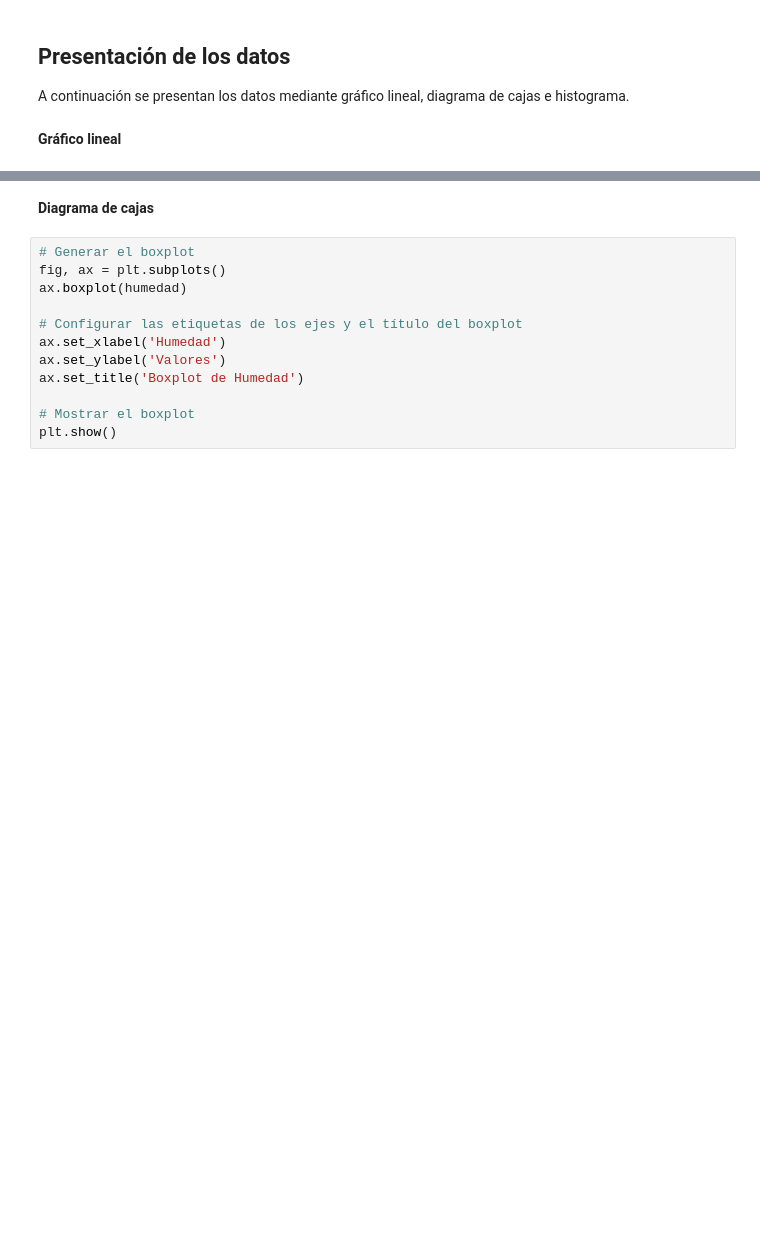
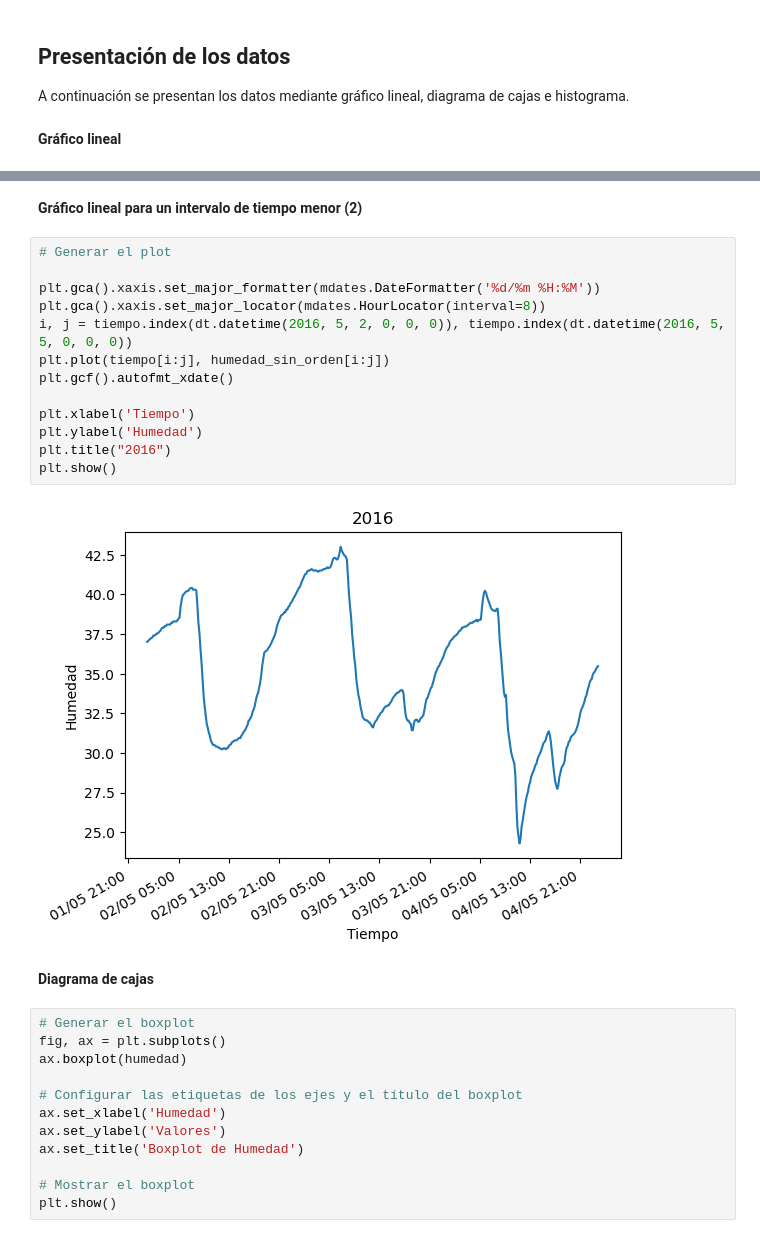
Before and after one commit to SimonFV/Proyecto_1_Analisis_de_Humedad, a Jupyter notebook: descripcion_datos.ipynb, the cells around one changed output, grey strips where cells are left out. Drawn from its saved outputs; the diff is of its cells as text; blank space fills up the shorter version.

```diff
--- a/descripcion_datos.ipynb
+++ b/descripcion_datos.ipynb
@@ -160,3 +177,20 @@ plt.show()
+# %% [markdown]
+**Gráfico lineal para un intervalo de tiempo menor (2)**
+# %%
+# Generar el plot
+
+plt.gca().xaxis.set_major_formatter(mdates.DateFormatter('%d/%m %H:%M'))
+plt.gca().xaxis.set_major_locator(mdates.HourLocator(interval=8))
+i, j = tiempo.index(dt.datetime(2016, 5, 2, 0, 0, 0)), tiempo.index(dt.datetime(2016, 5, 5, 0, 0, 0))
+plt.plot(tiempo[i:j], humedad_sin_orden[i:j])
+plt.gcf().autofmt_xdate()
+
+plt.xlabel('Tiempo')
+plt.ylabel('Humedad')
+plt.title("2016")
+plt.show()
+# %% [output]
+[figure, added]
 # %% [markdown]
 **Diagrama de cajas**
 # %%
```
Also changed, not shown: parts of 4 cells of this notebook.
